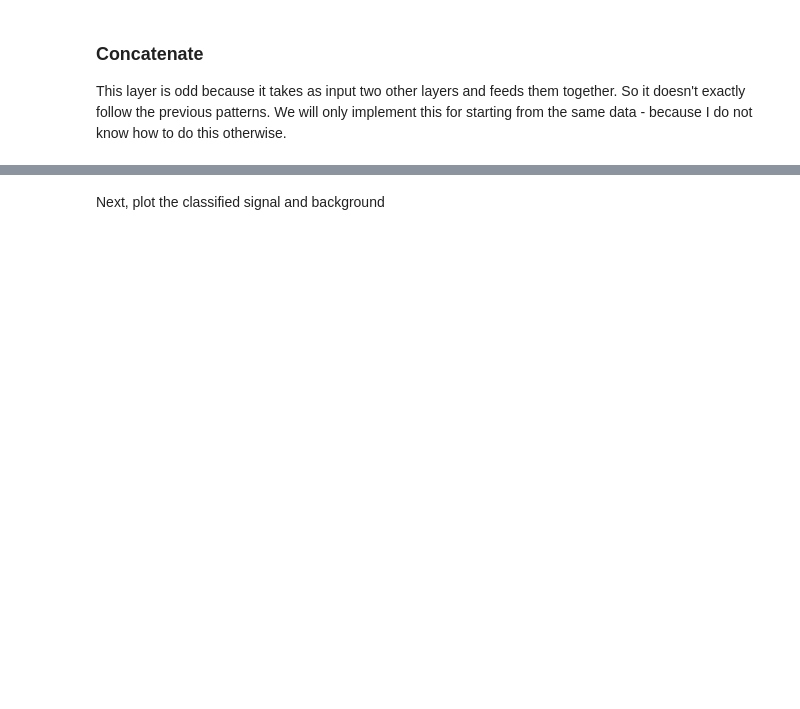
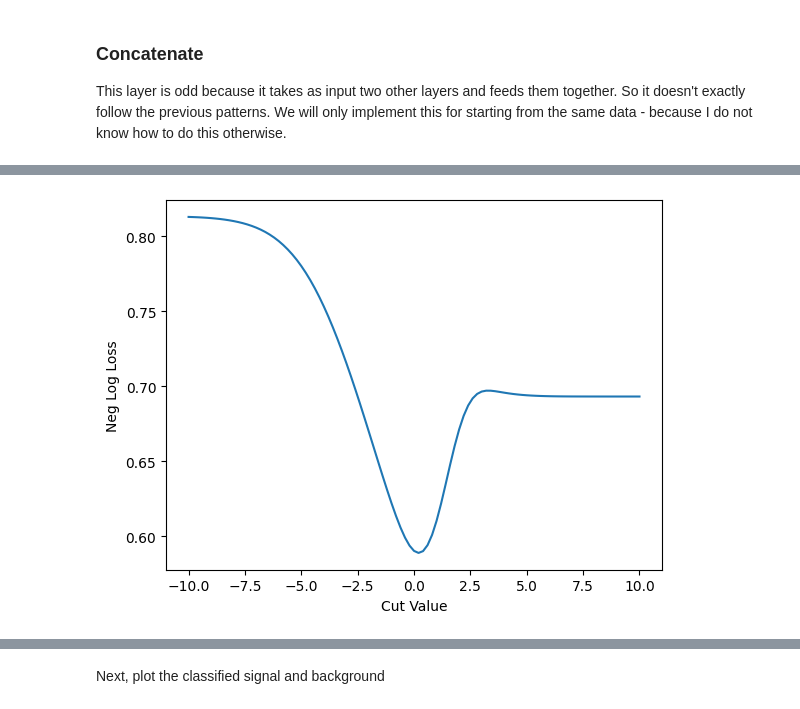
Before and after one commit to gordonwatts/diff-prog-intro, a Jupyter notebook: book/cut_then_nn.ipynb, the cells around one changed output, grey strips where cells are left out. Drawn from its saved outputs; the diff is of its cells as text; code cells hidden in the pictures; blank space fills up the shorter version.

```diff
--- a/book/cut_then_nn.ipynb
+++ b/book/cut_then_nn.ipynb
@@ -57,7 +57,8 @@ class MultiplyRow(hk.Module):
 
     def __call__(self, x):
         'Multiply all elements of x'
-        return jnp.prod(x, axis=1)
+        r = jnp.prod(x, axis=1)
+        return r
 # %% [markdown]
 ### Selection Cut
 
@@ -118,0 +112,33 @@ class ModuleConcat(hk.Module):
+# %%
+def SelectionOnly(x):
+    # Initial values of selection are chosen as detailed below
+    selection = Selection(initial_cuts=[-2.5, -2.5])
+    final = MultiplyRow()
+    return final(selection(x))
+
+
+select_model = hk.transform(SelectionOnly)
+_ = select_model.init(key, training_data)
+# %%
+from jax_helpers import NegLogLoss
+
+params = select_model.init(key, training_data)
+
+cut_range_values = jnp.linspace(-10.0, 10.0, 101)
+cut_loss = [
+    NegLogLoss(
+        select_model,
+        key,
+        {"SelectionCut": {"cuts": jnp.asarray([v, v])}},
+        training_data,
+        training_truth,
+    )
+    for v in cut_range_values
+]
+
+plt.plot(cut_range_values, cut_loss)
+plt.xlabel("Cut Value")
+plt.ylabel("Neg Log Loss")
+plt.show()
+# %% [output]
+[figure, added]
```
Also changed, not shown: parts of 24 cells of this notebook, 4 other files.
